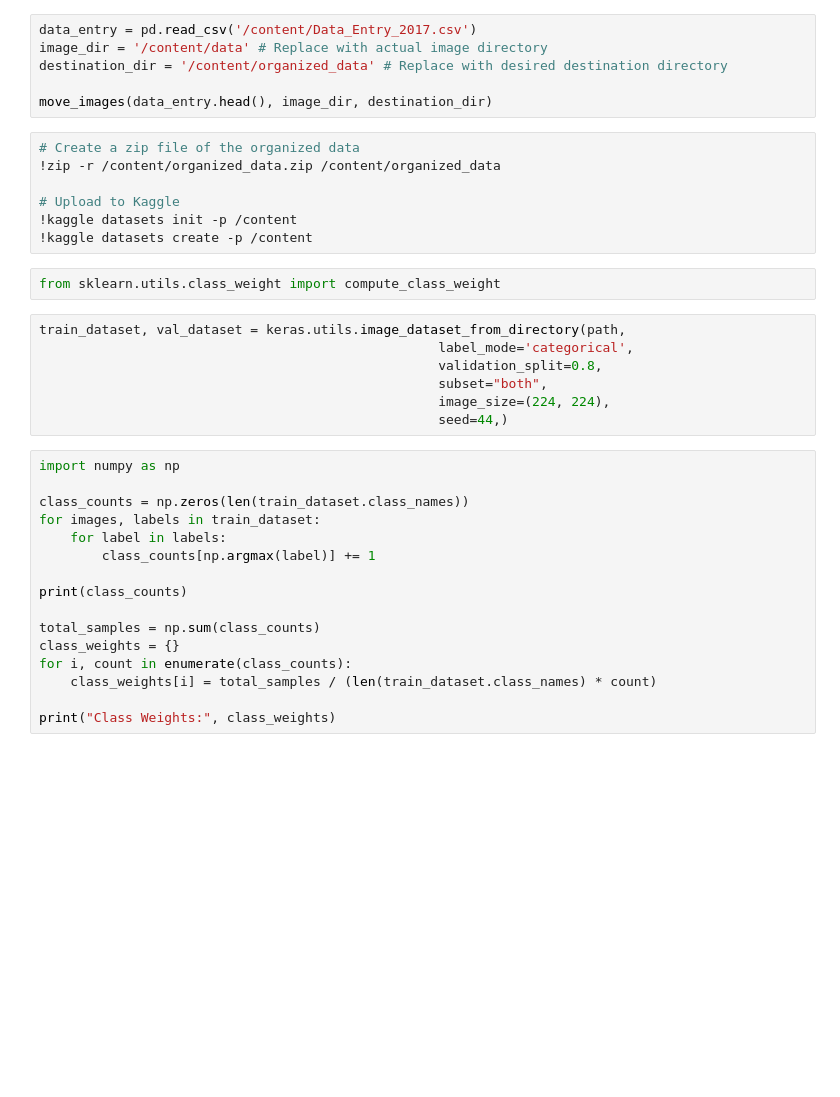
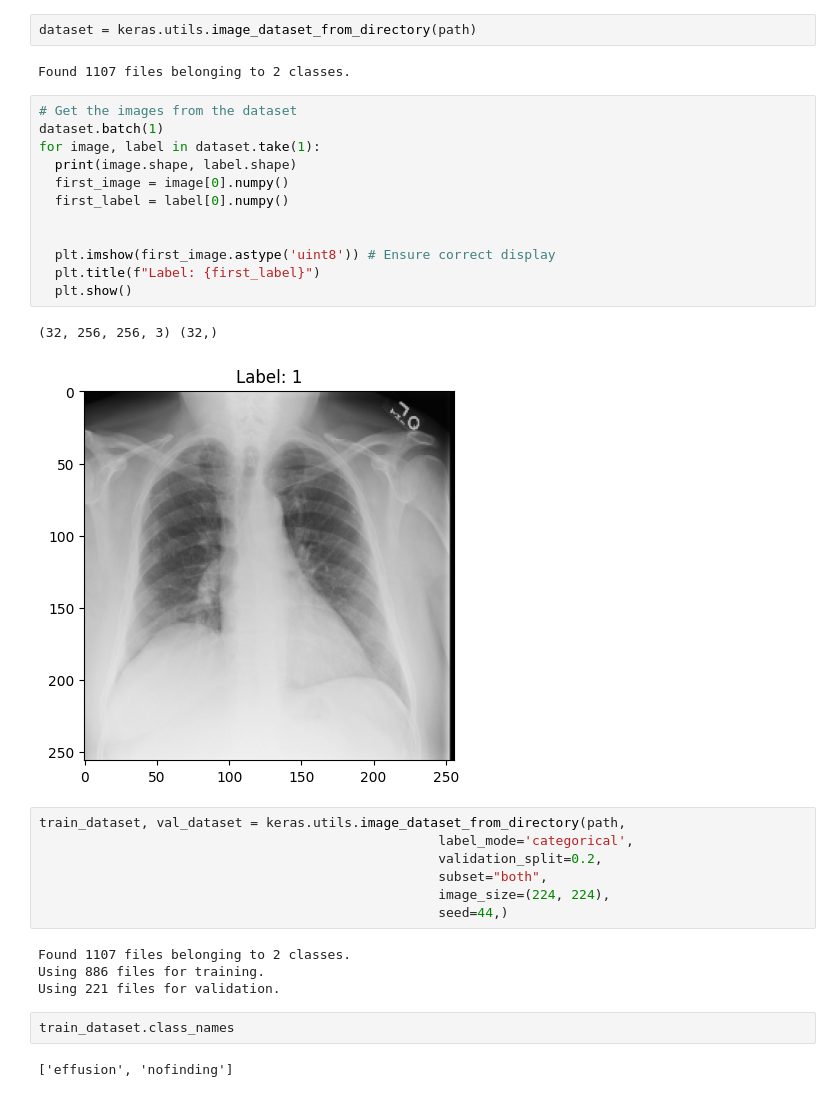
Before and after one commit to kk20krishna/X-ray-image-Classification, a Jupyter notebook: X_ray_image_Classification.ipynb, the cells around one changed output. Cells and saved outputs as stored; diff of their text form; blank space fills up the shorter version.

```diff
--- a/X_ray_image_Classification.ipynb
+++ b/X_ray_image_Classification.ipynb
@@ -143,38 +32,34 @@ Files moved per label:
-# %%
-data_entry = pd.read_csv('/content/Data_Entry_2017.csv')
-image_dir = '/content/data' # Replace with actual image directory
-destination_dir = '/content/organized_data' # Replace with desired destination directory
-
-move_images(data_entry.head(), image_dir, destination_dir)
-# %%
-# Create a zip file of the organized data
-!zip -r /content/organized_data.zip /content/organized_data
-
-# Upload to Kaggle
-!kaggle datasets init -p /content
-!kaggle datasets create -p /content
-# %%
-from sklearn.utils.class_weight import compute_class_weight
+# %%
+dataset = keras.utils.image_dataset_from_directory(path)
+# %% [output]
+Found 1107 files belonging to 2 classes.
+# %%
+# Get the images from the dataset
+dataset.batch(1)
+for image, label in dataset.take(1):
+  print(image.shape, label.shape)
+  first_image = image[0].numpy()
+  first_label = label[0].numpy()
+
+
+  plt.imshow(first_image.astype('uint8')) # Ensure correct display
+  plt.title(f"Label: {first_label}")
+  plt.show()
+# %% [output]
+(32, 256, 256, 3) (32,)
+[figure, added]
 # %%
 train_dataset, val_dataset = keras.utils.image_dataset_from_directory(path,
                                                    label_mode='categorical',
-                                                   validation_split=0.8,
+                                                   validation_split=0.2,
                                                    subset="both",
                                                    image_size=(224, 224),
                                                    seed=44,)
+# %% [output]
+Found 1107 files belonging to 2 classes.
+Using 886 files for training.
+Using 221 files for validation.
-# %%
-import numpy as np
-
-class_counts = np.zeros(len(train_dataset.class_names))
-for images, labels in train_dataset:
-    for label in labels:
-        class_counts[np.argmax(label)] += 1
-
-print(class_counts)
-
-total_samples = np.sum(class_counts)
-class_weights = {}
-for i, count in enumerate(class_counts):
-    class_weights[i] = total_samples / (len(train_dataset.class_names) * count)
-
-print("Class Weights:", class_weights)
+# %%
+train_dataset.class_names
+# %% [output]
+['effusion', 'nofinding']
```
Also changed, not shown: parts of 20 cells of this notebook.
